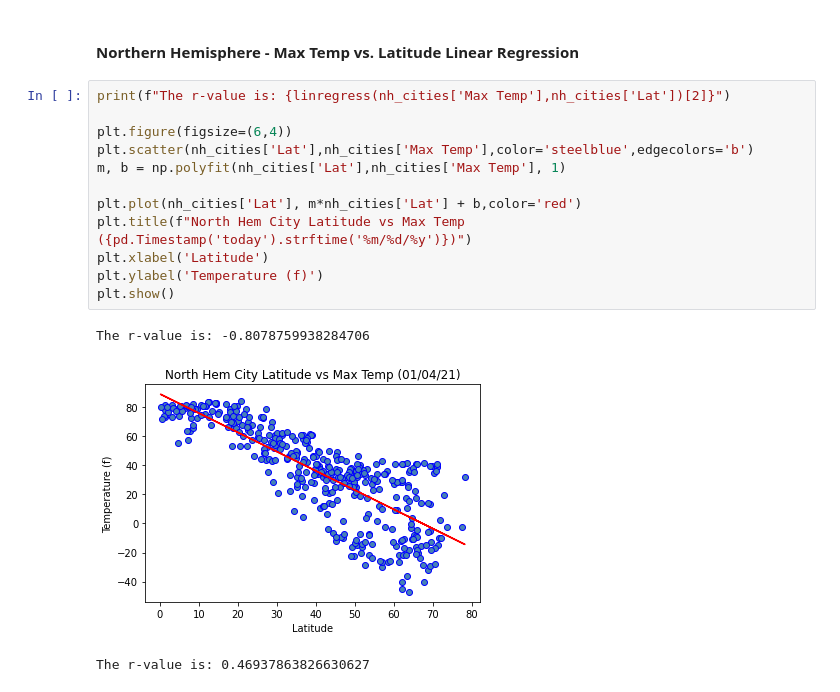
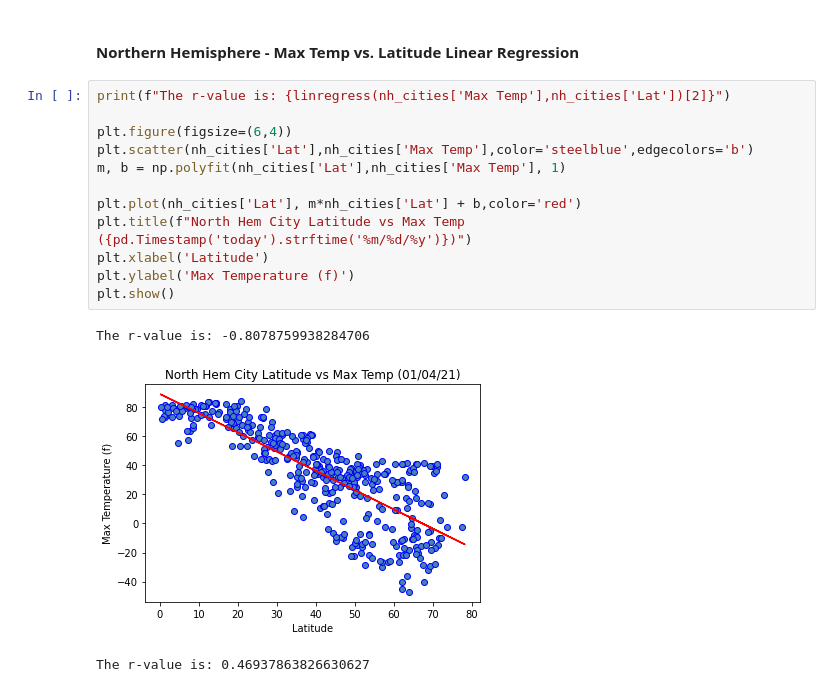
Before and after one commit to reyno255/python-api-challenge, a Jupyter notebook: WeatherPy.ipynb, the cells around one changed output. Drawn from its saved outputs; the diff is of its cells as text.

```diff
--- a/WeatherPy.ipynb
+++ b/WeatherPy.ipynb
@@ -296,18 +296,18 @@ sh_cities = city_df[sh_mask]
 # %%
 print(f"The r-value is: {linregress(nh_cities['Max Temp'],nh_cities['Lat'])[2]}")
 
 plt.figure(figsize=(6,4))
 plt.scatter(nh_cities['Lat'],nh_cities['Max Temp'],color='steelblue',edgecolors='b')
 m, b = np.polyfit(nh_cities['Lat'],nh_cities['Max Temp'], 1)
 
 plt.plot(nh_cities['Lat'], m*nh_cities['Lat'] + b,color='red')
 plt.title(f"North Hem City Latitude vs Max Temp ({pd.Timestamp('today').strftime('%m/%d/%y')})")
 plt.xlabel('Latitude')
-plt.ylabel('Temperature (f)')
+plt.ylabel('Max Temperature (f)')
 plt.show()
 # %% [output]
 The r-value is: -0.8078759938284706
-[figure, old version]
+[figure, new version]
 # %%
 # %% [output]
 The r-value is: 0.46937863826630627
```
Also changed, not shown: parts of 7 cells of this notebook, 1 other file.
